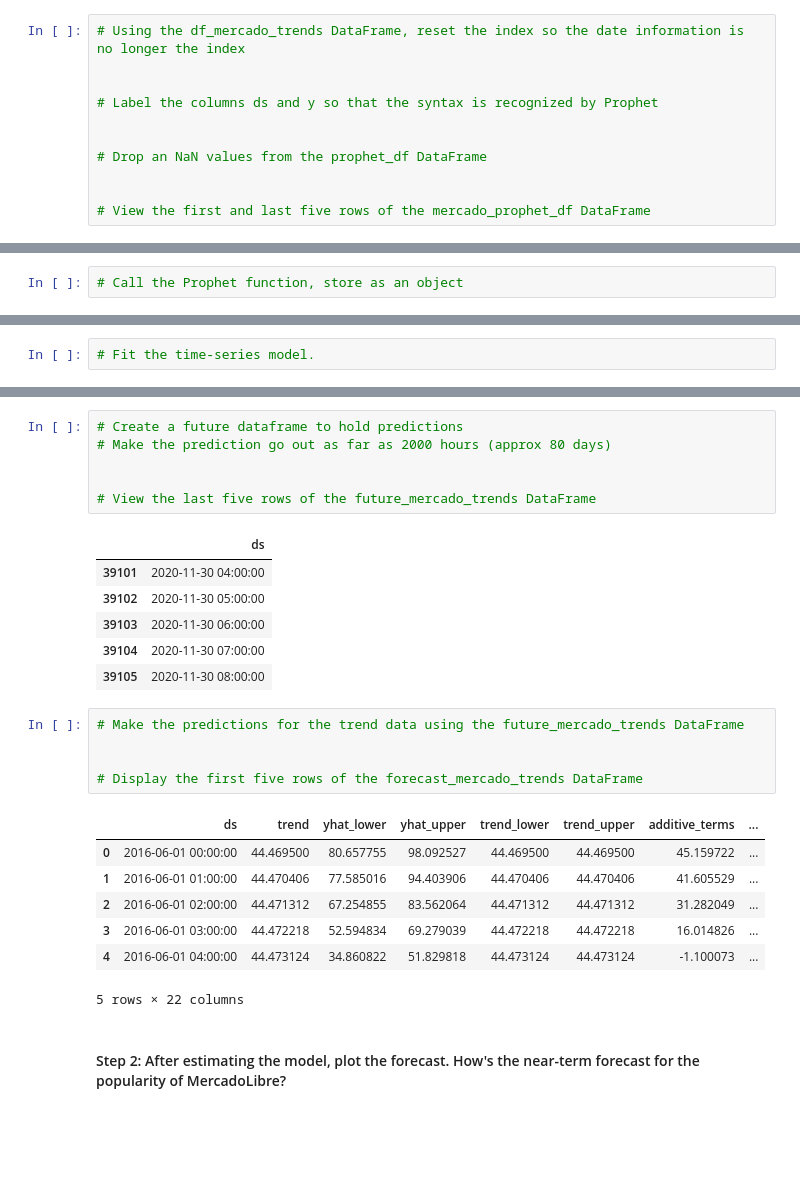
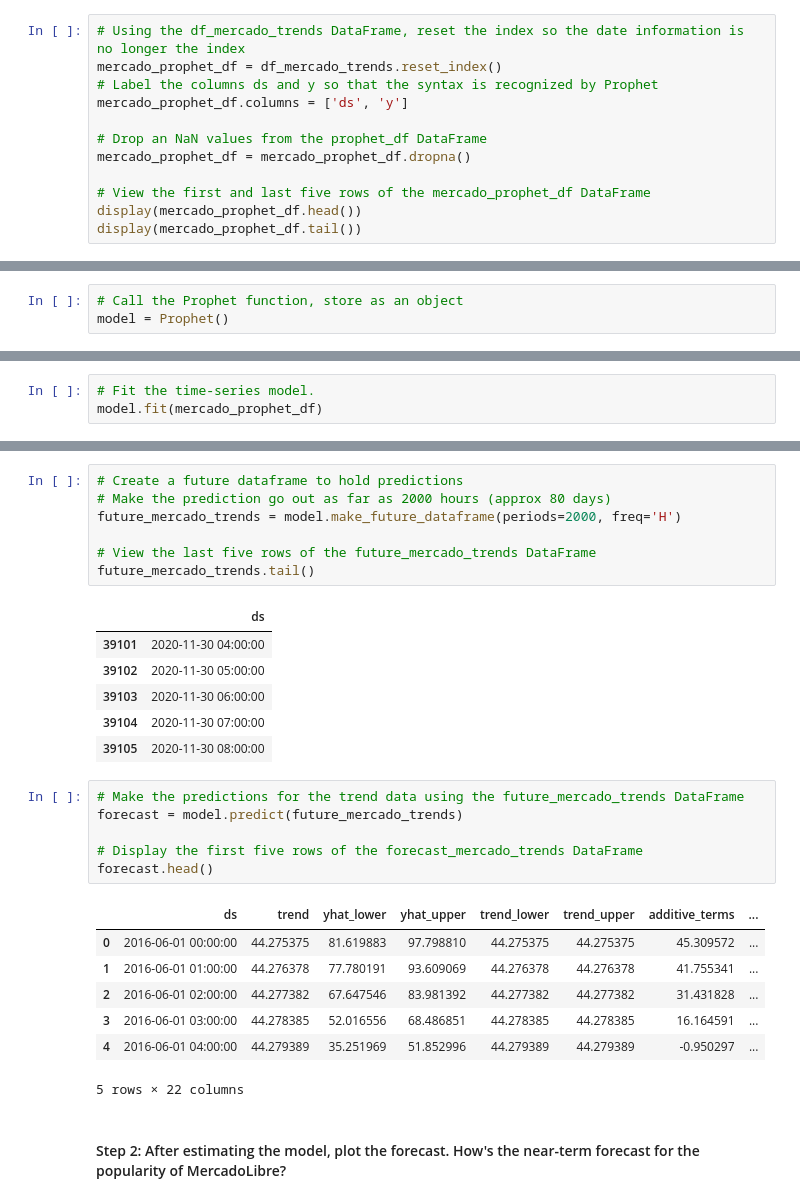
Before and after one commit to sppencerr/prophet-challenge, a Jupyter notebook: forecasting_net_prophet.ipynb, the cells around one changed output, grey strips where cells are left out. Drawn from its saved outputs; the diff is of its cells as text; blank space fills up the shorter version.

```diff
--- a/forecasting_net_prophet.ipynb
+++ b/forecasting_net_prophet.ipynb
@@ -377,15 +382,16 @@ Now, you need to produce a time series model that analyzes and forecasts pattern
 #### Step 1: Set up the Google search data for a Prophet forecasting model.
 # %%
 # Using the df_mercado_trends DataFrame, reset the index so the date information is no longer the index
-
-
+mercado_prophet_df = df_mercado_trends.reset_index()
 # Label the columns ds and y so that the syntax is recognized by Prophet
-
+mercado_prophet_df.columns = ['ds', 'y']
 
 # Drop an NaN values from the prophet_df DataFrame
-
+mercado_prophet_df = mercado_prophet_df.dropna()
 
 # View the first and last five rows of the mercado_prophet_df DataFrame
+display(mercado_prophet_df.head())
+display(mercado_prophet_df.tail())
 # %% [output]
 |  | ds | y |
 | 0 | 2016-06-01 00:00:00 | 97 |
@@ -401,3 +407,4 @@ Now, you need to produce a time series model that analyzes and forecasts pattern
 | 37105 | 2020-09-08 00:00:00 | 96 |
 # %%
 # Call the Prophet function, store as an object
+model = Prophet()
@@ -406,3 +411,4 @@ Now, you need to produce a time series model that analyzes and forecasts pattern
 # %%
 # Fit the time-series model.
+model.fit(mercado_prophet_df)
 # %% [output]
@@ -419,9 +418,10 @@ INFO:cmdstanpy:Chain [1] done processing
 # %%
 # Create a future dataframe to hold predictions
 # Make the prediction go out as far as 2000 hours (approx 80 days)
-
+future_mercado_trends = model.make_future_dataframe(periods=2000, freq='H')
 
 # View the last five rows of the future_mercado_trends DataFrame
+future_mercado_trends.tail()
 # %% [output]
 |  | ds |
 | 39101 | 2020-11-30 04:00:00 |
@@ -431,16 +431,17 @@ INFO:cmdstanpy:Chain [1] done processing
 | 39105 | 2020-11-30 08:00:00 |
 # %%
 # Make the predictions for the trend data using the future_mercado_trends DataFrame
-
+forecast = model.predict(future_mercado_trends)
 
 # Display the first five rows of the forecast_mercado_trends DataFrame
+forecast.head()
 # %% [output]
 |  | ds | trend | yhat_lower | yhat_upper | trend_lower | trend_upper | additive_terms | ... |
-| 0 | 2016-06-01 00:00:00 | 44.469500 | 80.657755 | 98.092527 | 44.469500 | 44.469500 | 45.159722 | ... |
-| 1 | 2016-06-01 01:00:00 | 44.470406 | 77.585016 | 94.403906 | 44.470406 | 44.470406 | 41.605529 | ... |
-| 2 | 2016-06-01 02:00:00 | 44.471312 | 67.254855 | 83.562064 | 44.471312 | 44.471312 | 31.282049 | ... |
-| 3 | 2016-06-01 03:00:00 | 44.472218 | 52.594834 | 69.279039 | 44.472218 | 44.472218 | 16.014826 | ... |
-| 4 | 2016-06-01 04:00:00 | 44.473124 | 34.860822 | 51.829818 | 44.473124 | 44.473124 | -1.100073 | ... |
+| 0 | 2016-06-01 00:00:00 | 44.275375 | 81.619883 | 97.798810 | 44.275375 | 44.275375 | 45.309572 | ... |
+| 1 | 2016-06-01 01:00:00 | 44.276378 | 77.780191 | 93.609069 | 44.276378 | 44.276378 | 41.755341 | ... |
+| 2 | 2016-06-01 02:00:00 | 44.277382 | 67.647546 | 83.981392 | 44.277382 | 44.277382 | 31.431828 | ... |
+| 3 | 2016-06-01 03:00:00 | 44.278385 | 52.016556 | 68.486851 | 44.278385 | 44.278385 | 16.164591 | ... |
+| 4 | 2016-06-01 04:00:00 | 44.279389 | 35.251969 | 51.852996 | 44.279389 | 44.279389 | -0.950297 | ... |
 5 rows × 22 columns
 # %% [markdown]
 #### Step 2: After estimating the model, plot the forecast. How's the near-term forecast for the popularity of MercadoLibre?
```
Also changed, not shown: parts of 18 cells of this notebook.
